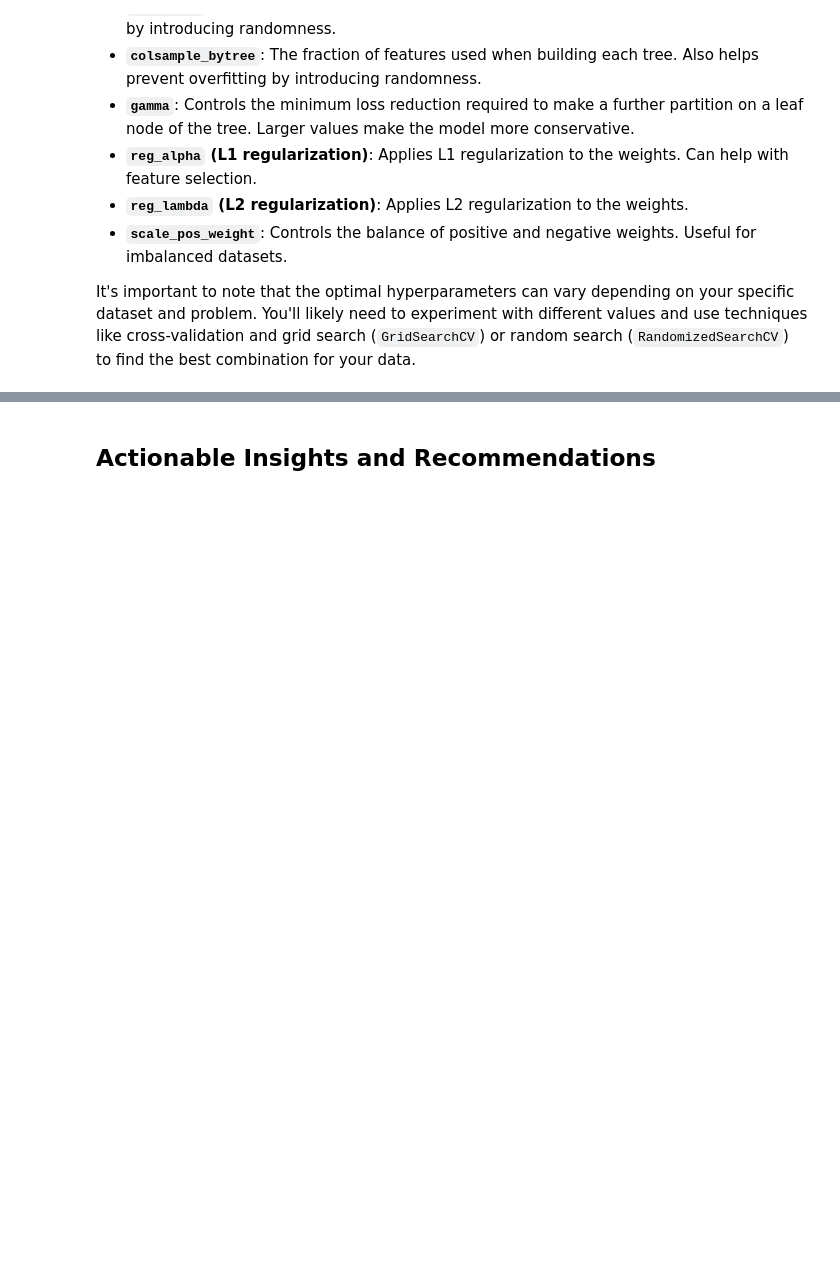
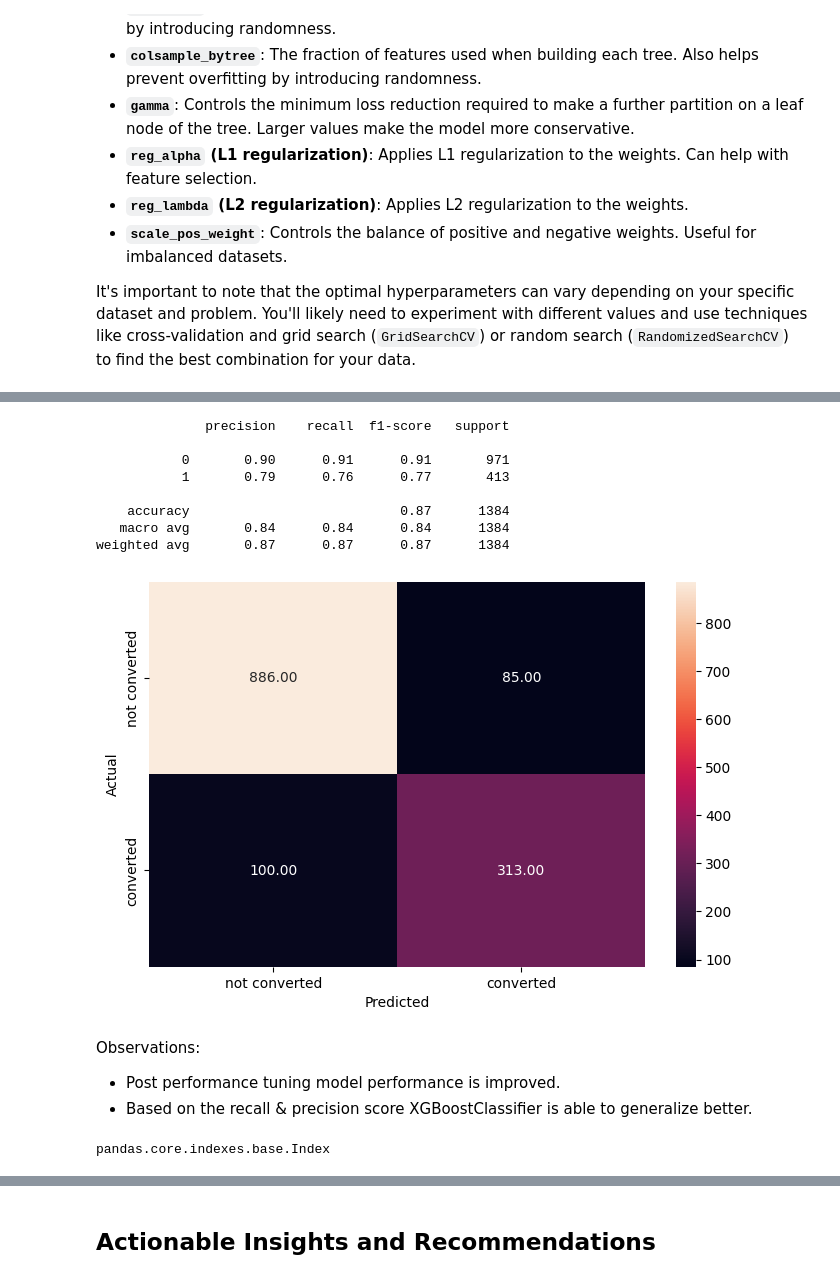
Before and after one commit to emailtosanj/ADSP_LAIEDM, a Jupyter notebook: adsp_laiedm/elective_projects/potential_customers_prediction/Learner_Notebook_Full_Code_Version_Potential_Customers_Prediction_v3.ipynb, the cells around one changed output, grey strips where cells are left out. Cells and saved outputs as stored; diff of their text form; code cells hidden in the pictures; blank space fills up the shorter version.

Commit message:
21Aug2025: XGBoost tuning completed.

```diff
--- a/adsp_laiedm/elective_projects/potential_customers_prediction/Learner_Notebook_Full_Code_Version_Potential_Customers_Prediction_v3.ipynb
+++ b/adsp_laiedm/elective_projects/potential_customers_prediction/Learner_Notebook_Full_Code_Version_Potential_Customers_Prediction_v3.ipynb
@@ -1609,0 +1603,23 @@ It's important to note that the optimal hyperparameters can vary depending on yo
+# %%
+# Checking performance on the testing data
+y_pred_test_xgbc = xgbc_tuned.predict(X_test)
+metrics_score(y_test, y_pred_test_xgbc)
+# %% [output]
+              precision    recall  f1-score   support
+
+           0       0.90      0.91      0.91       971
+           1       0.79      0.76      0.77       413
+
+    accuracy                           0.87      1384
+   macro avg       0.84      0.84      0.84      1384
+weighted avg       0.87      0.87      0.87      1384
+[figure, added]
+# %% [markdown]
+Observations:
+
+*   Post performance tuning model performance is improved.
+*   Based on the recall & precision score XGBoostClassifier is able to generalize better.
+# %%
+type(df.columns)
+# %% [output]
+pandas.core.indexes.base.Index
```
Also changed, not shown: parts of 6 cells of this notebook.
